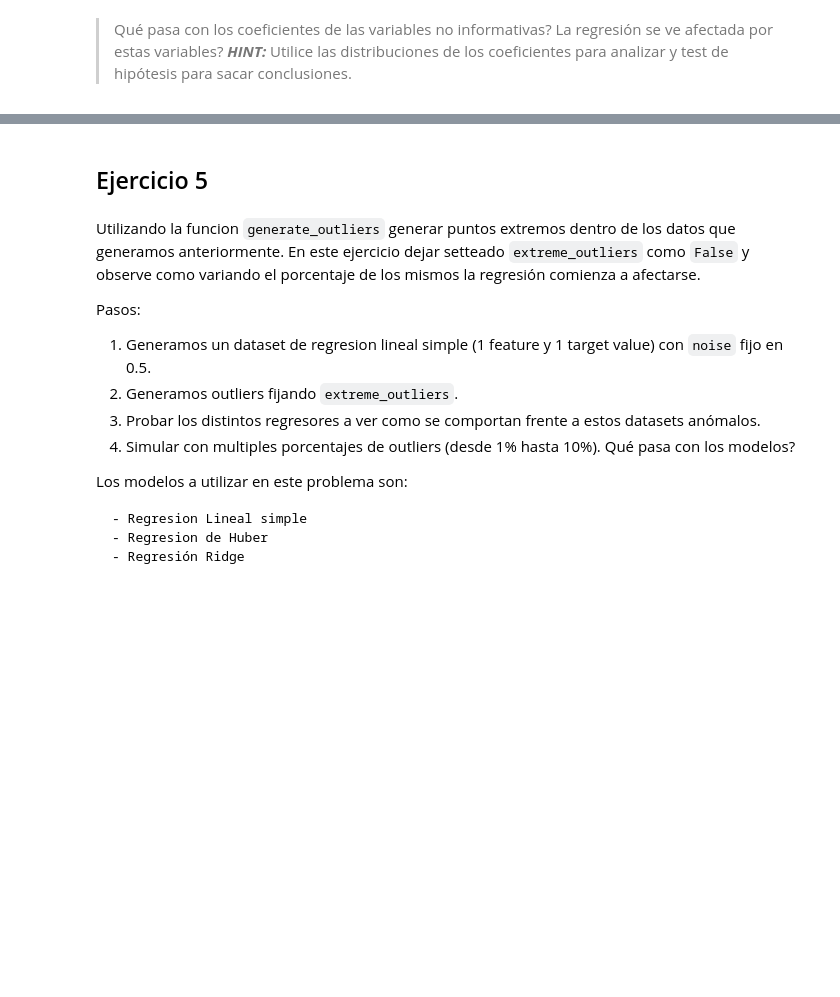
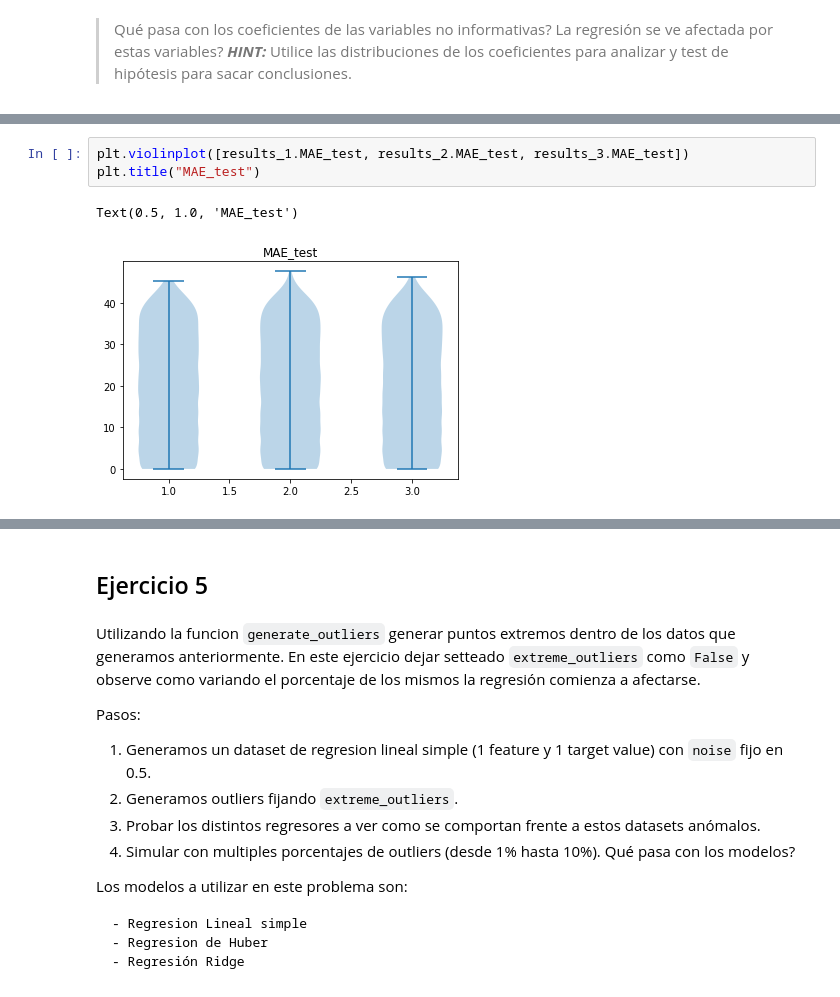
Before and after one commit to marianataglio/intro_ia, a Jupyter notebook: tp_integrador_enunciado/tpi_parte2.ipynb, the cells around one changed output, grey strips where cells are left out. Saved outputs shown, nothing was run; the diff lists cells and outputs as text; blank space fills up the shorter version.

```diff
--- a/tp_integrador_enunciado/tpi_parte2.ipynb
+++ b/tp_integrador_enunciado/tpi_parte2.ipynb
@@ -257,0 +359,6 @@ print(results_df.head())
+# %%
+plt.violinplot([results_1.MAE_test, results_2.MAE_test, results_3.MAE_test])
+plt.title("MAE_test")
+# %% [output]
+Text(0.5, 1.0, 'MAE_test')
+[figure, added]
```
Also changed, not shown: parts of 14 cells of this notebook.
